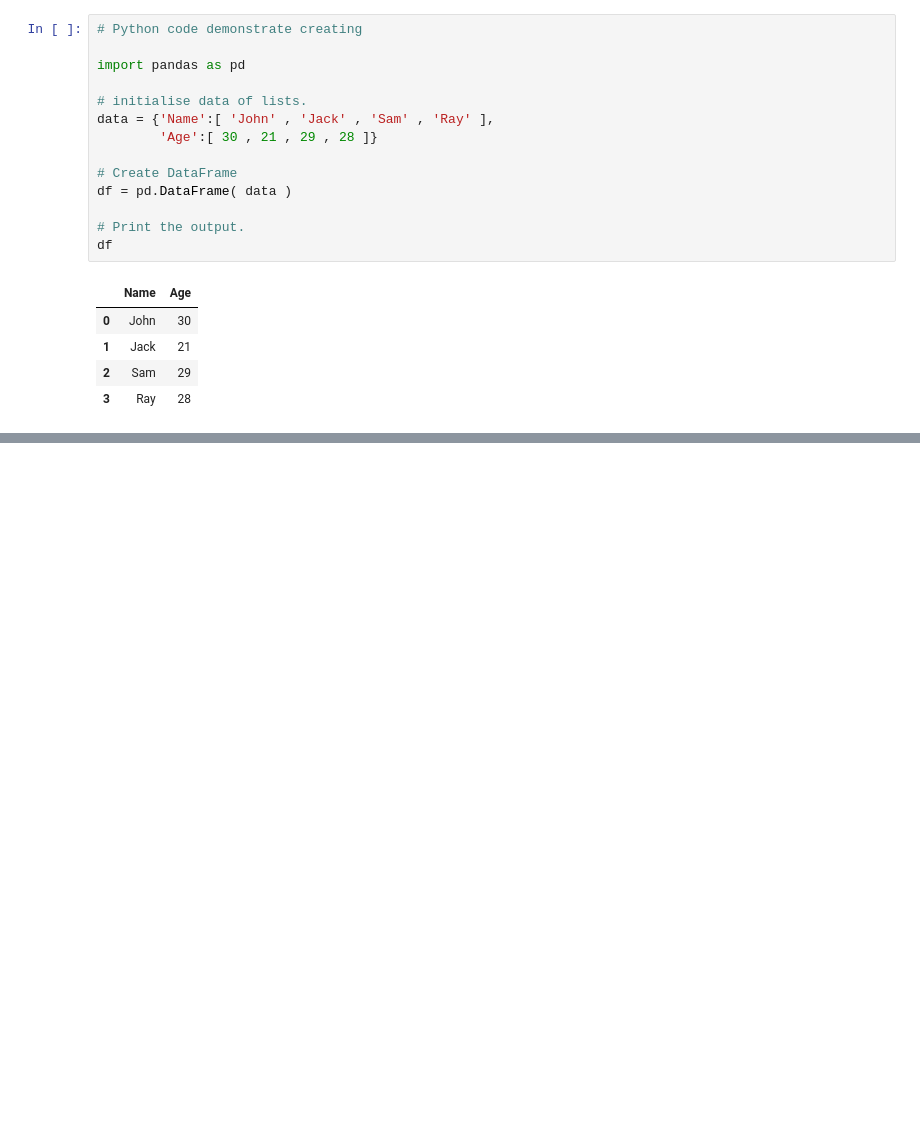
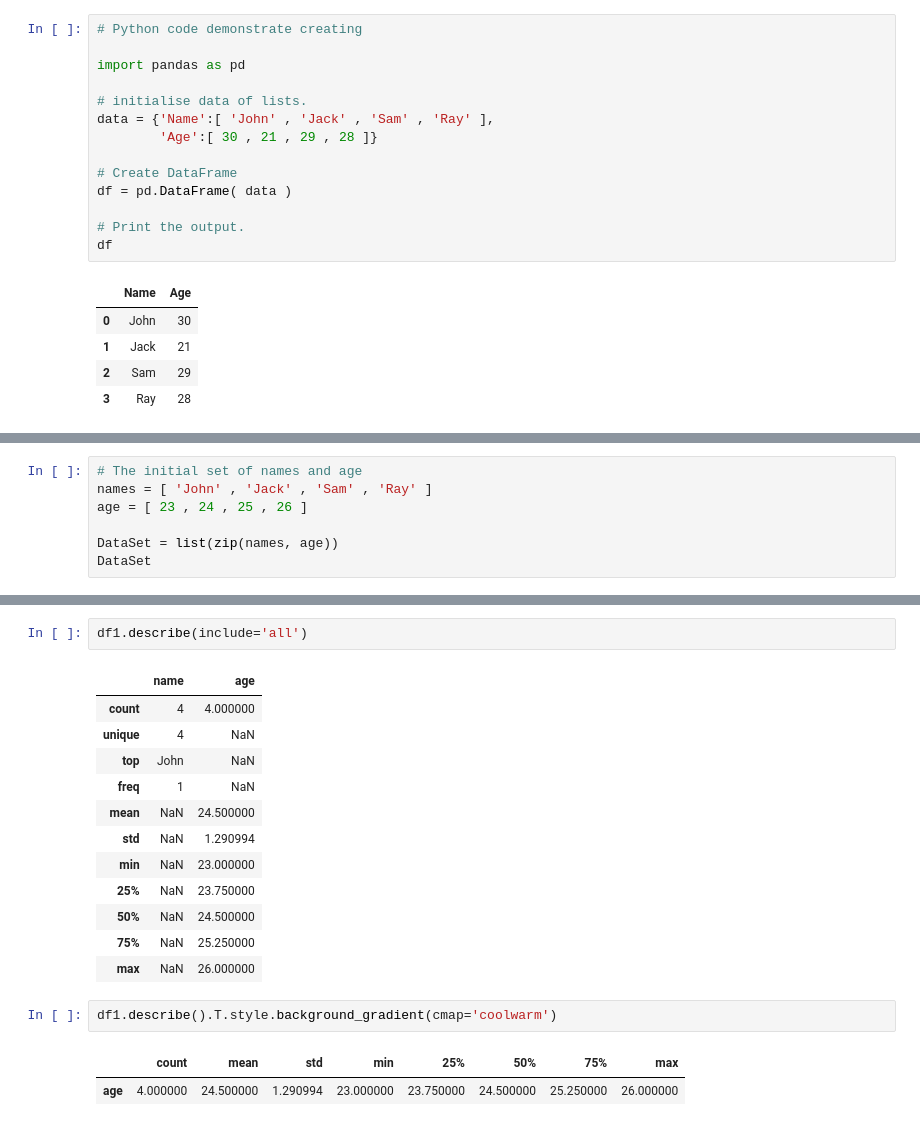
Before and after one commit to contactsandeepdash/datascience, a Jupyter notebook: pandas/01.pandas.ipynb, the cells around one changed output, grey strips where cells are left out. Cells and saved outputs as stored; diff of their text form; blank space fills up the shorter version.

```diff
--- a/pandas/01.pandas.ipynb
+++ b/pandas/01.pandas.ipynb
@@ -20,0 +27,7 @@ df
+# %%
+# The initial set of names and age
+names = [ 'John' , 'Jack' , 'Sam' , 'Ray' ]
+age = [ 23 , 24 , 25 , 26 ]
+
+DataSet = list(zip(names, age))
+DataSet
@@ -20,0 +99,20 @@ df
+# %%
+df1.describe(include='all')
+# %% [output]
+|  | name | age |
+| count | 4 | 4.000000 |
+| unique | 4 | NaN |
+| top | John | NaN |
+| freq | 1 | NaN |
+| mean | NaN | 24.500000 |
+| std | NaN | 1.290994 |
+| min | NaN | 23.000000 |
+| 25% | NaN | 23.750000 |
+| 50% | NaN | 24.500000 |
+| 75% | NaN | 25.250000 |
+| max | NaN | 26.000000 |
+# %%
+df1.describe().T.style.background_gradient(cmap='coolwarm')
+# %% [output]
+|  | count | mean | std | min | 25% | 50% | 75% | max |
+| age | 4.000000 | 24.500000 | 1.290994 | 23.000000 | 23.750000 | 24.500000 | 25.250000 | 26.000000 |
```
Also changed, not shown: parts of 29 cells of this notebook.
